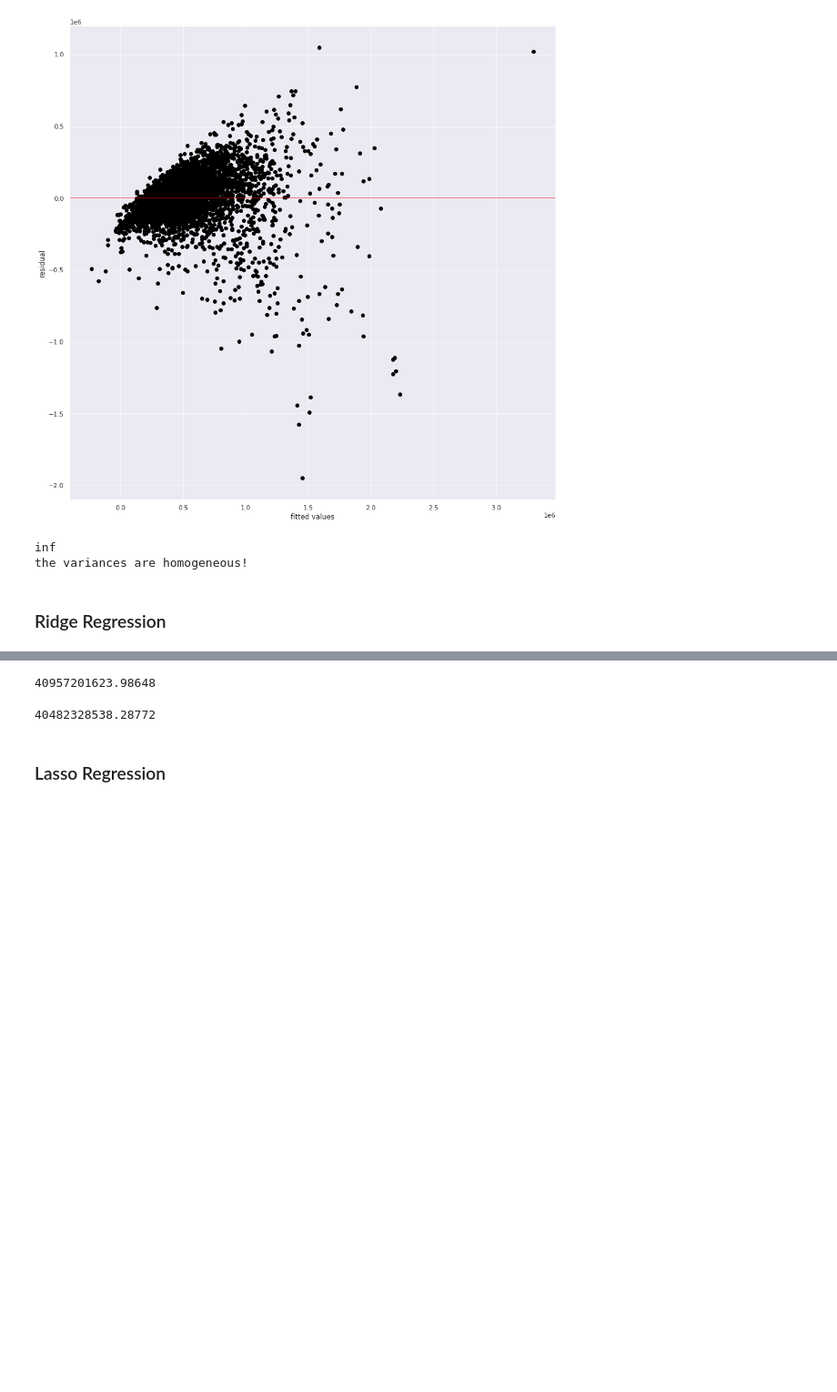
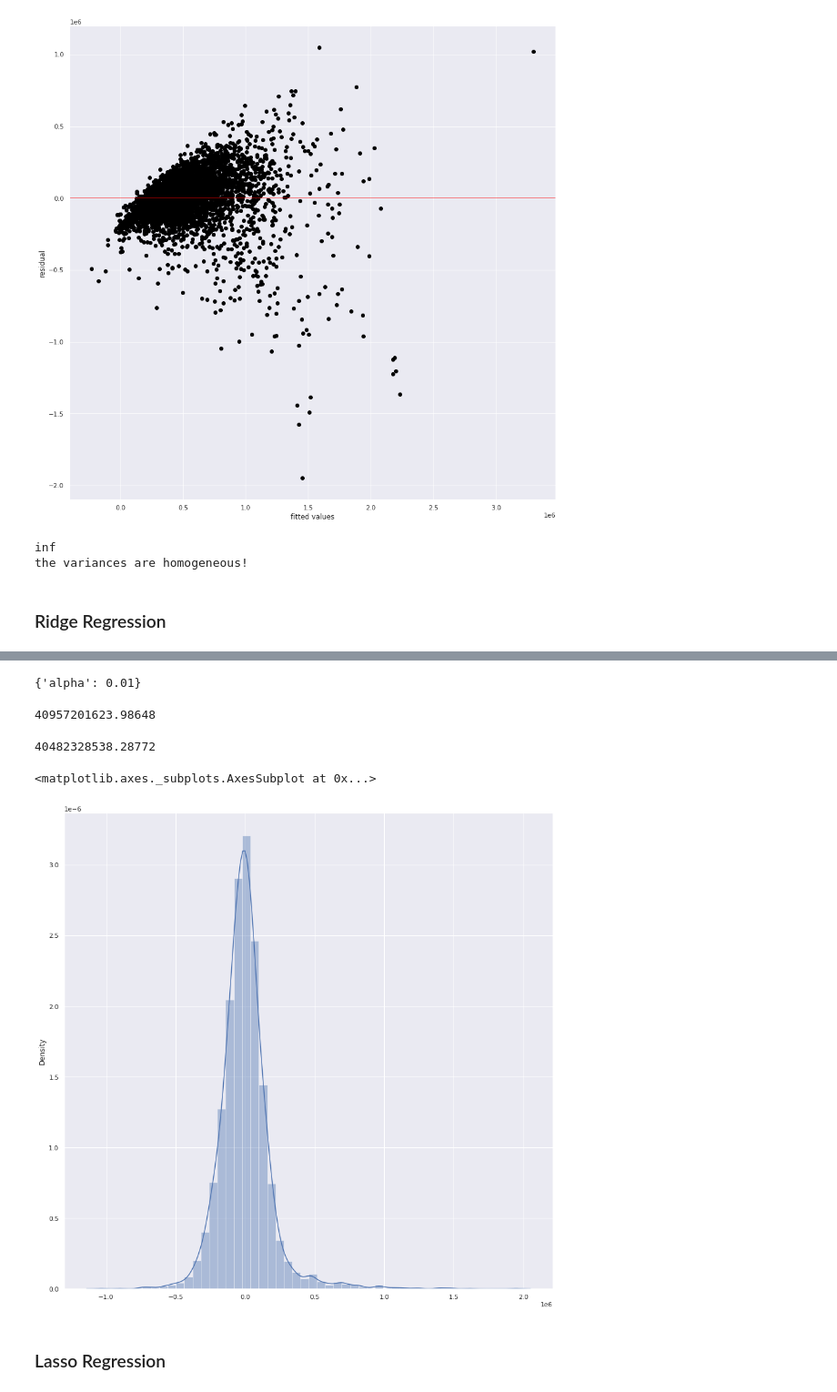
Before and after one commit to mburu-mwangi/Moringa-Machine-Learning-Wk-2, a Jupyter notebook: Moringa_Data_Science_Core_W7_Independent_Project_2021_10_Alfonce_Mwangi_Python_Notebook.ipynb, the cells around one changed output, grey strips where cells are left out. Shown at 91% size. Drawn from its saved outputs; the diff is of its cells as text; code cells hidden in the pictures; blank space fills up the shorter version.

```diff
--- a/Moringa_Data_Science_Core_W7_Independent_Project_2021_10_Alfonce_Mwangi_Python_Notebook.ipynb
+++ b/Moringa_Data_Science_Core_W7_Independent_Project_2021_10_Alfonce_Mwangi_Python_Notebook.ipynb
@@ -566,6 +566,9 @@ from sklearn.model_selection import GridSearchCV
 from sklearn.linear_model import Ridge
 from sklearn.metrics import mean_squared_error
 
+X = housing.drop(['price','sqft_living','sqft_lot','yr_renovated'],axis=1).values
+y = housing['price'].values
 
 ridge = Ridge(normalize=True)
-search = GridSearchCV(estimator=ridge,param_grid={'alpha':np.logspace(-5,2,8)},scoring='neg_mean_squared_error',n_jobs=1,refit=True,cv=10)
+ridge_regressor = GridSearchCV(estimator=ridge,param_grid={'alpha':np.logspace(-5,2,8)},scoring='neg_mean_squared_error',n_jobs=1,refit=True,cv=10)
+ridge_regressor.fit(X,y)
@@ -572,8 +584,8 @@ search = GridSearchCV(estimator=ridge,param_grid={'alpha':np.logspace(-5,2,8)},s
-# %%
-search.fit(X,y)
-search.best_params_
-{'alpha': 0.01}
-abs(search.best_score_)
-# %% [output]
-40957201623.98648
+# %%
+
+print(ridge_regressor.best_params_)
+abs(ridge_regressor.best_score_)
+# %% [output]
+{'alpha': 0.01}
+40957201623.98648
 # %%
@@ -583,6 +599,15 @@ mse = (mean_squared_error(y_true=y,y_pred=ridge.predict(X)))
 print(mse)
 # %% [output]
 40482328538.28772
+# %%
+# Predicting using the model
+#
+prediction_ridge = ridge_regressor.predict(X_test)
+# %%
+sns.distplot(y_test-prediction_ridge)
+# %% [output]
+<matplotlib.axes._subplots.AxesSubplot at 0x...>
+[figure, added]
 # %% [markdown]
 ### Lasso Regression
 # %%
```
Also changed, not shown: parts of 13 cells of this notebook.
